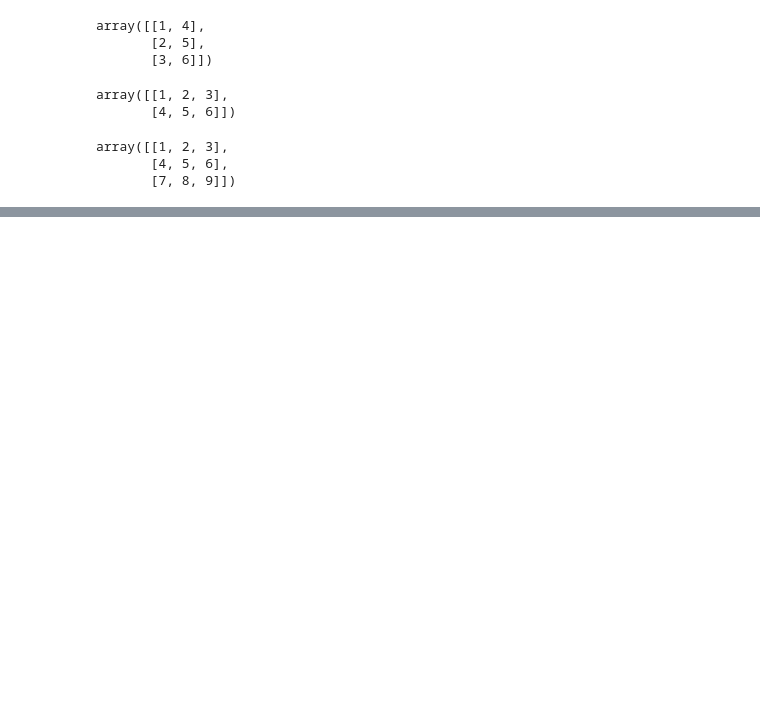
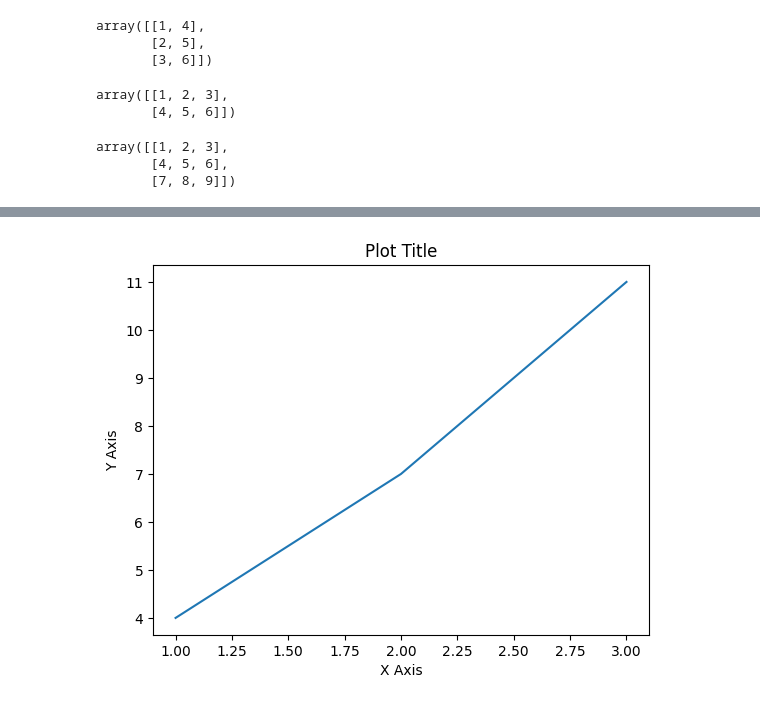
Before and after one commit to depa-tto/Coding-exam-Python, a Jupyter notebook: Practice.ipynb, the cells around one changed output, grey strips where cells are left out. Drawn from its saved outputs; the diff is of its cells as text; code cells hidden in the pictures; blank space fills up the shorter version.

```diff
--- a/Practice.ipynb
+++ b/Practice.ipynb
@@ -647,0 +662,9 @@ array([[1, 2, 3],
+# %%
+figure, axes = plt.subplots() # axes
+axes.plot(x, y)
+axes.set_xlabel("X Axis") # axis
+axes.set_ylabel("Y Axis")
+axes.set_title("Plot Title")
+plt.show()
+# %% [output]
+[figure, added]
```
Also changed, not shown: parts of 22 cells of this notebook.
